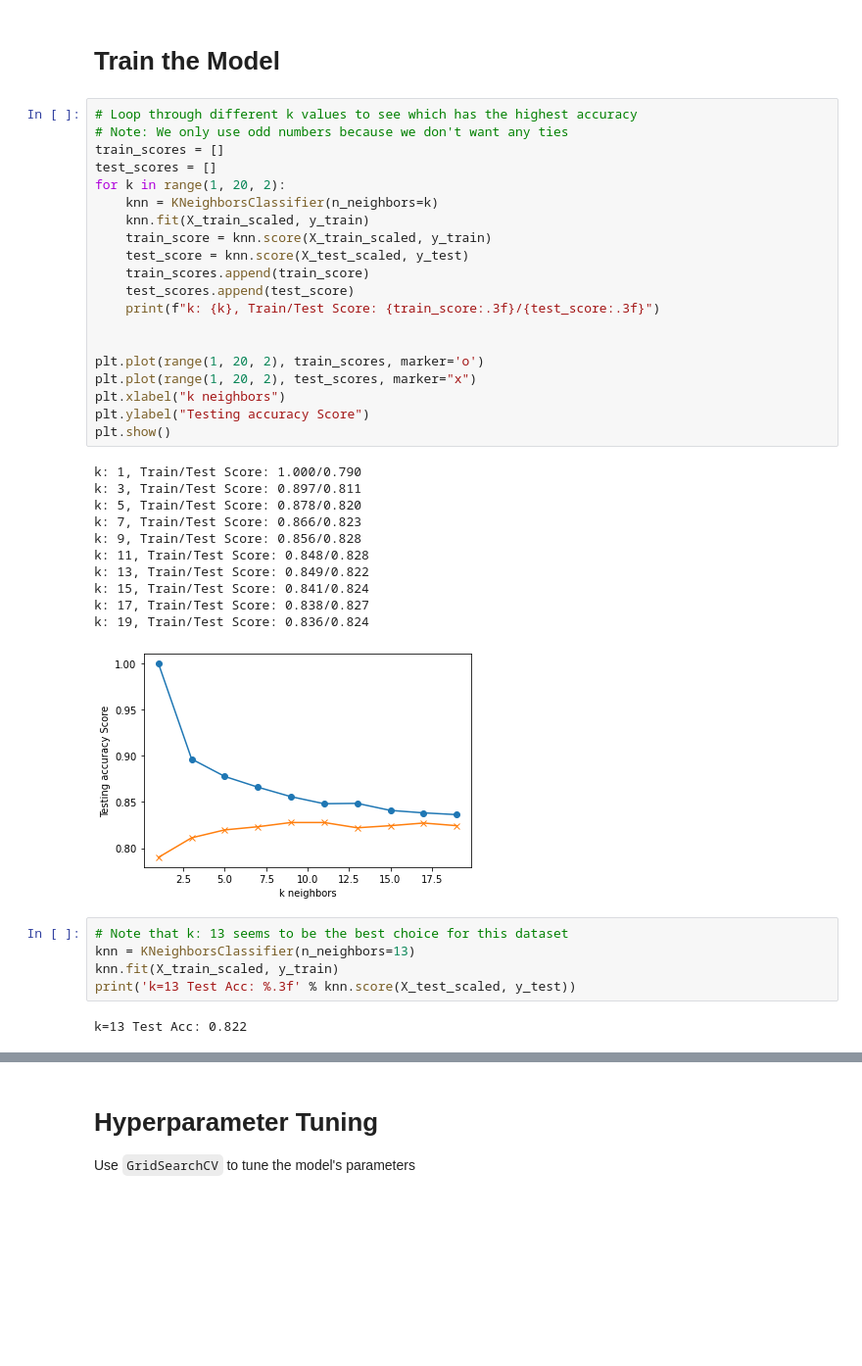
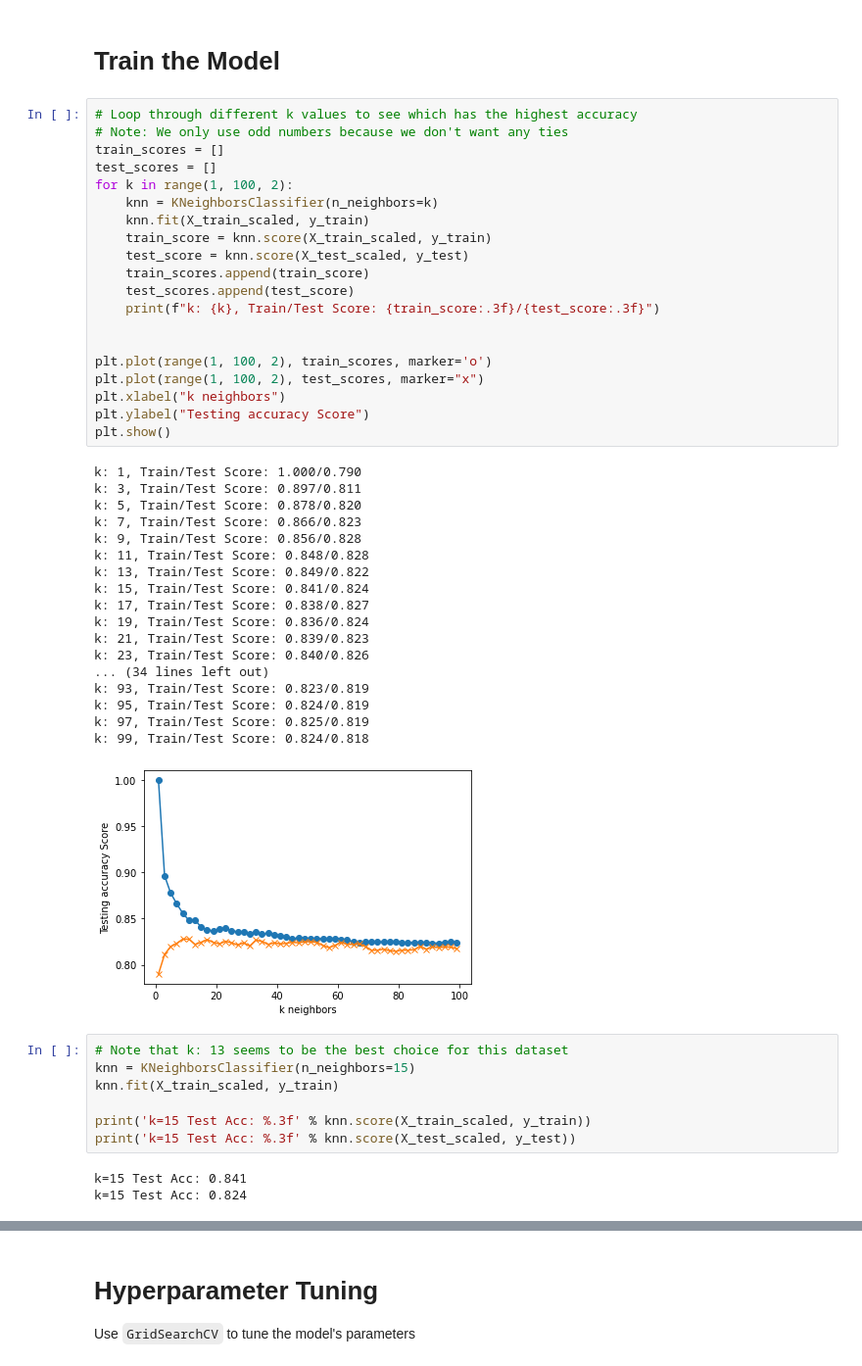
Before and after one commit to blt1339/machine-learning-challenge, a Jupyter notebook: code/model_KNN.ipynb, the cells around one changed output, grey strips where cells are left out. Shown at 98% size. Saved outputs shown, nothing was run; the diff lists cells and outputs as text; blank space fills up the shorter version.

```diff
--- a/code/model_KNN.ipynb
+++ b/code/model_KNN.ipynb
@@ -119,42 +147,52 @@ X_test_scaled = X_scaler.transform(X_test)
 # %%
 # Loop through different k values to see which has the highest accuracy
 # Note: We only use odd numbers because we don't want any ties
 train_scores = []
 test_scores = []
-for k in range(1, 20, 2):
+for k in range(1, 100, 2):
     knn = KNeighborsClassifier(n_neighbors=k)
     knn.fit(X_train_scaled, y_train)
     train_score = knn.score(X_train_scaled, y_train)
     test_score = knn.score(X_test_scaled, y_test)
     train_scores.append(train_score)
     test_scores.append(test_score)
     print(f"k: {k}, Train/Test Score: {train_score:.3f}/{test_score:.3f}")
 
 
-plt.plot(range(1, 20, 2), train_scores, marker='o')
-plt.plot(range(1, 20, 2), test_scores, marker="x")
+plt.plot(range(1, 100, 2), train_scores, marker='o')
+plt.plot(range(1, 100, 2), test_scores, marker="x")
 plt.xlabel("k neighbors")
 plt.ylabel("Testing accuracy Score")
 plt.show()
 # %% [output]
 k: 1, Train/Test Score: 1.000/0.790
 k: 3, Train/Test Score: 0.897/0.811
 k: 5, Train/Test Score: 0.878/0.820
 k: 7, Train/Test Score: 0.866/0.823
 k: 9, Train/Test Score: 0.856/0.828
 k: 11, Train/Test Score: 0.848/0.828
 k: 13, Train/Test Score: 0.849/0.822
 k: 15, Train/Test Score: 0.841/0.824
 k: 17, Train/Test Score: 0.838/0.827
 k: 19, Train/Test Score: 0.836/0.824
+k: 21, Train/Test Score: 0.839/0.823
+k: 23, Train/Test Score: 0.840/0.826
+... (34 lines left out)
+k: 93, Train/Test Score: 0.823/0.819
+k: 95, Train/Test Score: 0.824/0.819
+k: 97, Train/Test Score: 0.825/0.819
+k: 99, Train/Test Score: 0.824/0.818
-[figure, old version]
+[figure, new version]
 # %%
 # Note that k: 13 seems to be the best choice for this dataset
-knn = KNeighborsClassifier(n_neighbors=13)
+knn = KNeighborsClassifier(n_neighbors=15)
 knn.fit(X_train_scaled, y_train)
-print('k=13 Test Acc: %.3f' % knn.score(X_test_scaled, y_test))
+
+print('k=15 Test Acc: %.3f' % knn.score(X_train_scaled, y_train))
+print('k=15 Test Acc: %.3f' % knn.score(X_test_scaled, y_test))
 # %% [output]
-k=13 Test Acc: 0.822
+k=15 Test Acc: 0.841
+k=15 Test Acc: 0.824
 # %%
 knn
 # %% [output]
```
Also changed, not shown: parts of 12 cells of this notebook, 2 other files.
